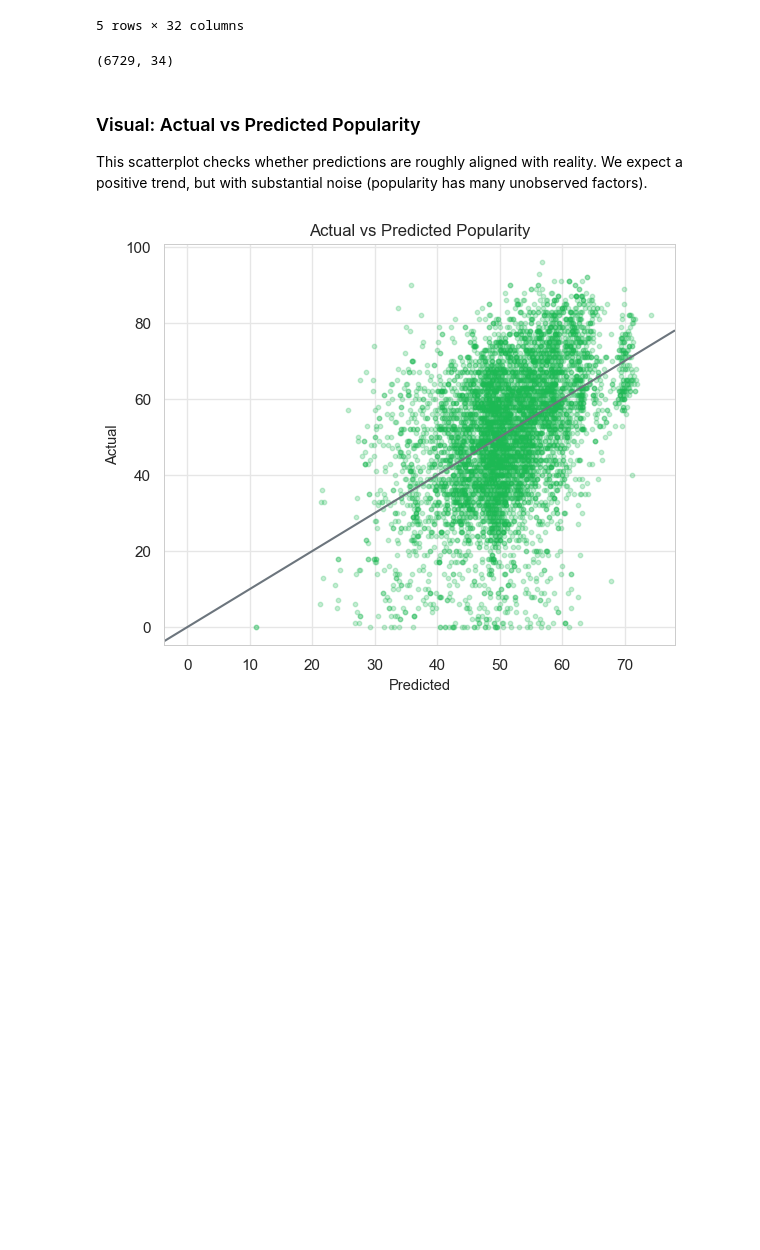
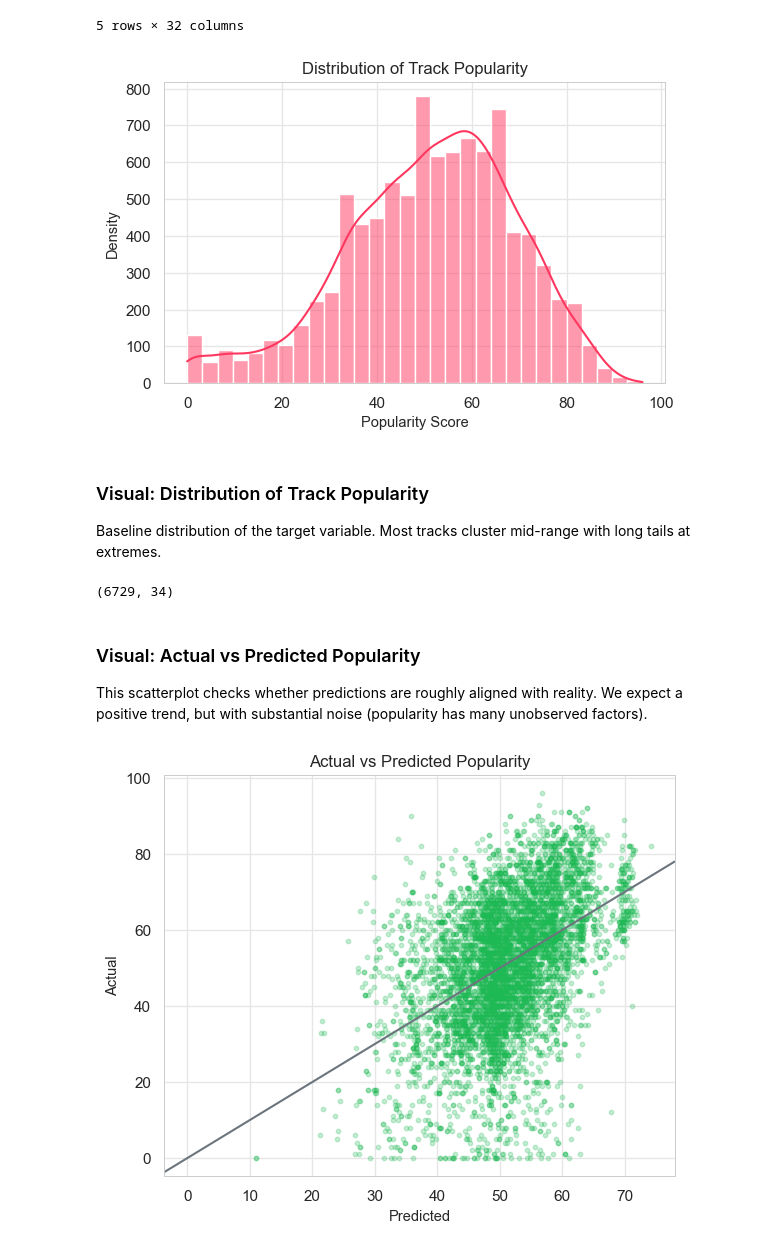
Before and after one commit to lucytheboss/what-drives-music-popularity, a Jupyter notebook: notebooks/06_discovery_and_underrated_track.ipynb, the cells around one changed output. Saved outputs shown, nothing was run; the diff lists cells and outputs as text; code cells hidden in the pictures; blank space fills up the shorter version.

Commit message:
finalize residual analysis, add visuals, conclusions, and presentation assets

```diff
--- a/notebooks/06_discovery_and_underrated_track.ipynb
+++ b/notebooks/06_discovery_and_underrated_track.ipynb
@@ -44,6 +90,29 @@ df.head()
 | 3 | 277635828 | 156987 | I'm Yours | Jason Mraz | Pop | USA | 2008-02-12 08:00:00+00:00 | ... |
 | 4 | 298429596 | 46087 | Music | Erick Sermon | Hip-Hop/Rap | USA | 2001-05-29 07:00:00+00:00 | ... |
 5 rows × 32 columns
+# %%
+plt.figure(figsize=(6,4))
+
+sns.histplot(
+    df["track_popularity"],
+    bins=30,
+    kde=True,
+    color=music_palette.apple
+)
+
+plt.title("Distribution of Track Popularity")
+plt.xlabel("Popularity Score")
+plt.ylabel("Density")
+
+plt.tight_layout()
+plt.savefig("../images/fig13_popularity_distribution.png", dpi=300)
+plt.show()
+# %% [output]
+[figure, added]
+# %% [markdown]
+### Visual: Distribution of Track Popularity
+Baseline distribution of the target variable.
+Most tracks cluster mid-range with long tails at extremes.
 # %%
 release_df = (
     df.groupby(["artist_name","release_date"], observed=True)["track_popularity"]
```
Also changed, not shown: parts of 13 cells of this notebook, 8 other files.
